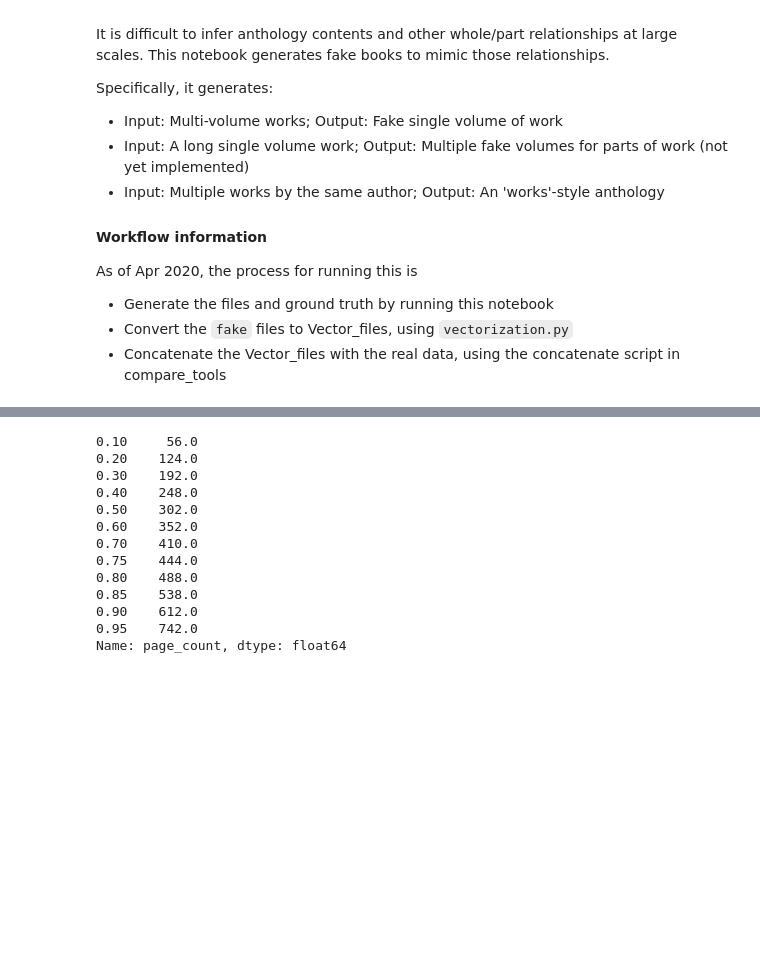
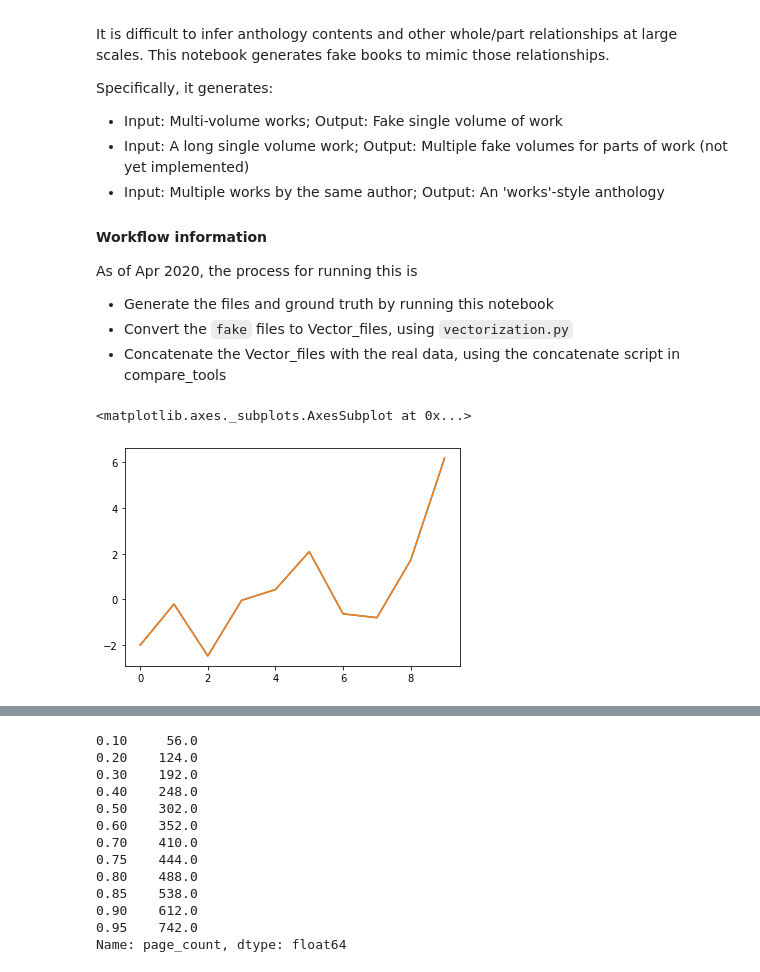
Before and after one commit to massivetexts/compare-tools, a Jupyter notebook: scripts/FakeBookGeneration.ipynb, the cells around one changed output, grey strips where cells are left out. Cells and saved outputs as stored; diff of their text form; code cells hidden in the pictures; blank space fills up the shorter version.

```diff
--- a/scripts/FakeBookGeneration.ipynb
+++ b/scripts/FakeBookGeneration.ipynb
@@ -14,3 +14,17 @@ As of Apr 2020, the process for running this is
 - Generate the files and ground truth by running this notebook
 - Convert the `fake` files to Vector_files, using `vectorization.py`
 - Concatenate the Vector_files with the real data, using the concatenate script in compare_tools
+# %%
+from gensim.models import KeyedVectors
+wem_model = KeyedVectors.load('/data/glove/glove.840B-300d.wv', mmap='r')
+# %%
+vecs = wem_model[['a','b','c']]
+weights = [1,2,3]
+a = np.average(vecs, weights=weights, axis=0)[:10] * sum(weights)
+b = np.dot(vecs.T, weights)[:10]
+# %%
+ax = pd.Series(a).plot()
+pd.Series(b).plot(ax=ax)
+# %% [output]
+<matplotlib.axes._subplots.AxesSubplot at 0x...>
+[figure, added]
```
Also changed, not shown: parts of 8 cells of this notebook.
